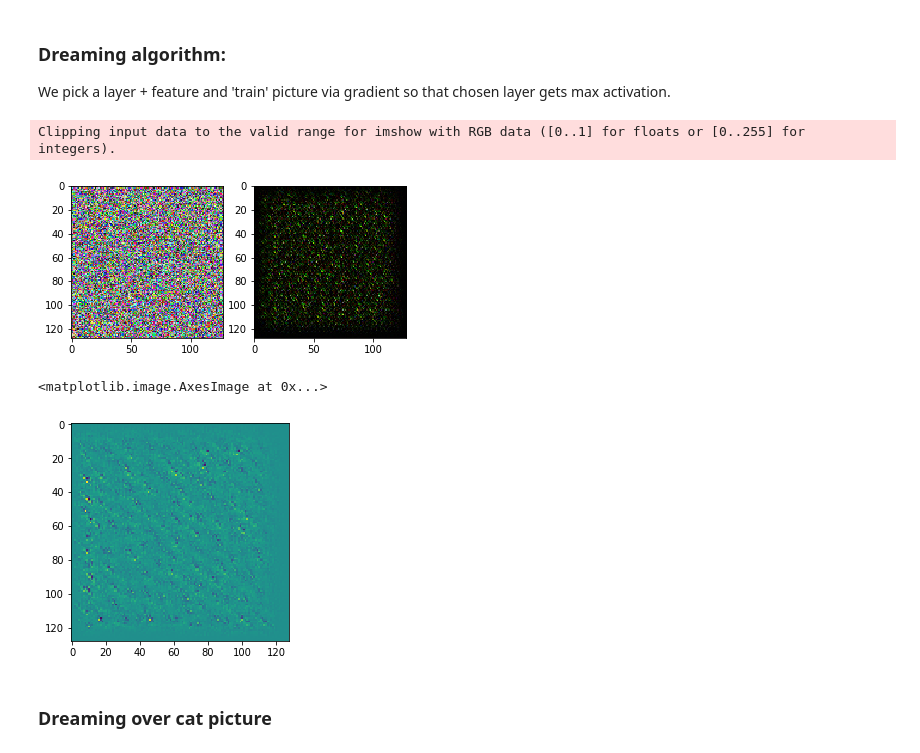
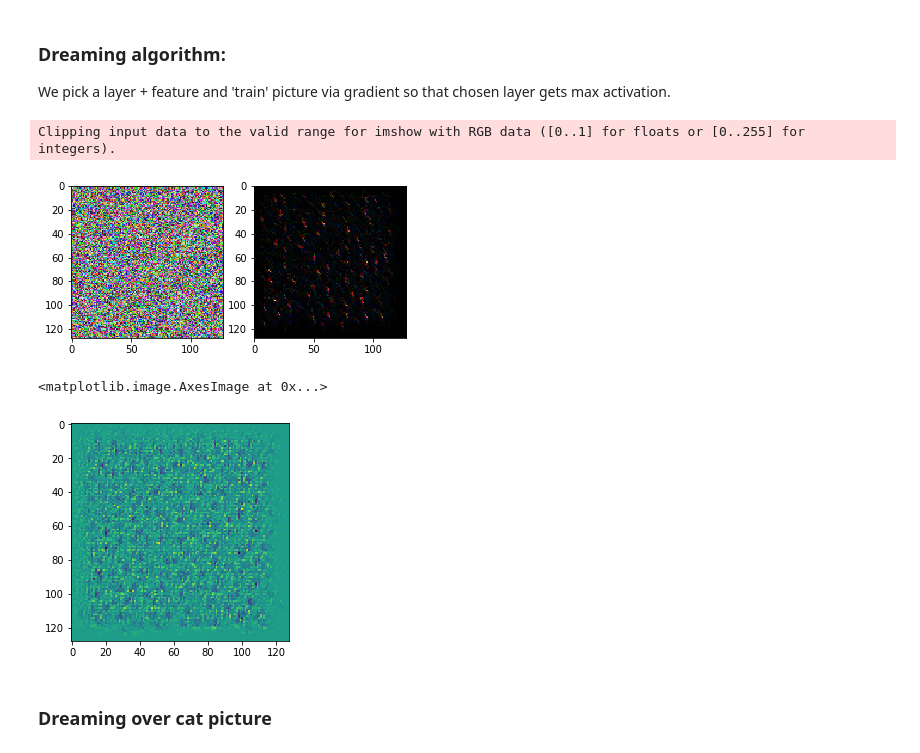
Before and after one commit to aweas/deep_dreaming_dogs, a Jupyter notebook: deep_dreamer.ipynb, the cells around one changed output. Drawn from its saved outputs; the diff is of its cells as text; code cells hidden in the pictures.

```diff
--- a/deep_dreamer.ipynb
+++ b/deep_dreamer.ipynb
@@ -30,7 +30,7 @@ y = graph.get_tensor_by_name('output:0')
 # %% [markdown]
 # Testing model accuracy (just in case)
 # %%
-test_image = skimage.transform.resize(plt.imread('train/dog.0.jpg'), (128,128,3))
+test_image = skimage.transform.resize(plt.imread('train/dog.1.jpg'), (128,128,3))
 res = sess.run(y, feed_dict={x: [test_image]})
 answer = 'cat' if res[0][0]>res[0][1] else 'dog'
 print(f'{res[0]} - {answer}')
@@ -80,37 +80,37 @@ print([op.name for op in graph.get_operations() if 'Conv2D' in op.name and 'trai
 We pick a layer + feature and 'train' picture via gradient so that chosen layer gets max activation.
 # %%
 layer = 'cnn/classificator/convolution/conv2d_2/Conv2D'
-feature = 32
+feature = 8
 
 # np.random.seed(0)
 img_noise = np.random.random(size=(1,128,128,3))
 
 def showarray(a, fmt='jpeg'):
     a = a/np.max(a)
     plt.imshow(a[0])
 
 def render_naive(t_obj, img0=img_noise, iter_n=20, step=1.0):
     t_score = tf.reduce_mean(t_obj)
     t_grad = tf.gradients(t_obj, inp)[0]
 
     img = img0.copy()
     for i in range(iter_n):
         g, score = sess.run([t_grad, t_score], {inp:img})
 
         g /= g.std()+1e-8
         img += g*step
     showarray(img)
 
     return img
 
 op = T(layer)
 plt.subplot(121)
 plt.imshow(img_noise[0])
 plt.subplot(122)
 img = render_naive(op[:,:,:,feature])
 # %% [output]
 Clipping input data to the valid range for imshow with RGB data ([0..1] for floats or [0..255] for integers).
-[figure, old version]
+[figure, new version]
 # %%
 def dream_image(img0, t_obj, feature, iter_n=20, step=1.0, bw=False, random=False):
     t_obj = t_obj[:,:,:,feature]
@@ -141,7 +141,7 @@ img = dream_image(None, T('cnn/classificator/convolution/conv2d_2/Conv2D'), 20,
 plt.imshow(img)
 # %% [output]
 <matplotlib.image.AxesImage at 0x...>
-[figure, old version]
+[figure, new version]
 # %% [markdown]
 ### Dreaming over cat picture
 # %%
```
Also changed, not shown: parts of 11 cells of this notebook.
